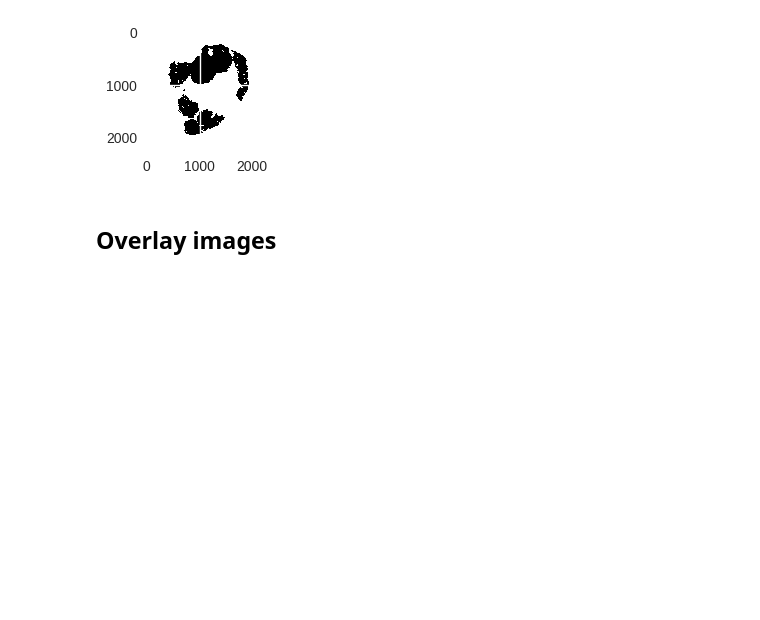
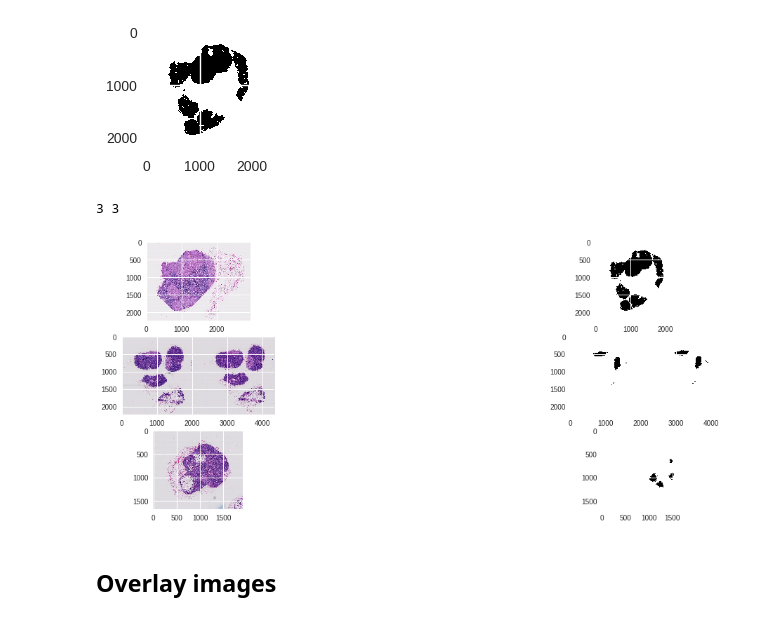
Before and after one commit to chding12/adl-project, a Jupyter notebook: single_slide_consolidated.ipynb, the cells around one changed output. Drawn from its saved outputs; the diff is of its cells as text; code cells hidden in the pictures; blank space fills up the shorter version.

```diff
--- a/single_slide_consolidated.ipynb
+++ b/single_slide_consolidated.ipynb
@@ -209,15 +201,61 @@ plt.imshow(mask_image1)
 <matplotlib.image.AxesImage at 0x...>
 [figure]
 # %%
-slide_image2 = read_slide(slide2, x=0, y=0, level=5,
-                          width=slide1.level_dimensions[5][0], height=slide1.level_dimensions[5][1])
-slide_image3 = read_slide(slide3, x=0, y=0, level=5,
-                          width=slide1.level_dimensions[5][0], height=slide1.level_dimensions[5][1])
+# slide_image2 = read_slide(slide2, x=0, y=0, level=5,
+#                           width=slide2.level_dimensions[5][0], height=slide2.level_dimensions[5][1])
+# slide_image3 = read_slide(slide3, x=0, y=0, level=5,
+#                           width=slide3.level_dimensions[5][0], height=slide3.level_dimensions[5][1])
+# slide_image4 = read_slide(slide4, x=0, y=0, level=5,
+#                           width=slide4.level_dimensions[5][0], height=slide4.level_dimensions[5][1])
+# slide_image5 = read_slide(slide5, x=0, y=0, level=5,
+#                           width=slide5.level_dimensions[5][0], height=slide5.level_dimensions[5][1])
 
-mask_image2 = read_slide(tumor_mask2, x=0, y=0, level=5,
-                        width=slide1.level_dimensions[5][0], height=slide1.level_dimensions[5][1])
-mask_image3 = read_slide(tumor_mask3, x=0, y=0, level=5,
-                        width=slide1.level_dimensions[5][0], height=slide1.level_dimensions[5][1])
+# mask_image2 = read_slide(tumor_mask2, x=0, y=0, level=5,
+#                         width=slide2.level_dimensions[5][0], height=slide2.level_dimensions[5][1])
+# mask_image2 = mask_image2[:,:,0]
+
+# mask_image3 = read_slide(tumor_mask3, x=0, y=0, level=5,
+#                         width=slide3.level_dimensions[5][0], height=slide3.level_dimensions[5][1])
+# mask_image3 = mask_image3[:,:,0]
+
+# mask_image4 = read_slide(tumor_mask4, x=0, y=0, level=5,
+#                         width=slide4.level_dimensions[5][0], height=slide4.level_dimensions[5][1])
+# mask_image4 = mask_image4[:,:,0]
+
+# mask_image5 = read_slide(tumor_mask5, x=0, y=0, level=5,
+#                         width=slide5.level_dimensions[5][0], height=slide5.level_dimensions[5][1])
+# mask_image5 = mask_image5[:,:,0]
+
+
+#slide_list = [slide_image1, slide_image2, slide_image3, slide_image4, slide_image5]
+#mask_list = [mask_image1, mask_image2, mask_image3, mask_image4, mask_image5]
+
+slide_list = [slide_image1, slide_image2, slide_image4]
+mask_list = [mask_image1, mask_image2, mask_image4]
+print(len(slide_list), len(mask_list))
+# %% [output]
+3 3
+# %%
+fig,ax=plt.subplots(3,2,figsize=(21,7))
+
+for i in range(len(slide_list)):
+    ax[i][0].imshow(slide_list[i])
+    ax[i][1].imshow(mask_list[i])
+
+#ax[0].imshow(slide_image1)
+# colors = {}
+# colors[0]='purple'
+# colors[1]='teal'
+# colors[2]='gold'
+# for name, points in groups:
+#     ax[0].scatter(points.x, points.y,c=colors[name],label=label_names[name], alpha = 0.1)
+#     ax[1].scatter(points.x, points.z,c=colors[name],label=label_names[name], alpha = 0.1)
+#     ax[2].scatter(points.y, points.z,c=colors[name],label=label_names[name], alpha = 0.1)
+#     #ax[0].legend([h],'hi')
+
+# ax[2].legend(loc='center left', bbox_to_anchor=(1, 0.5))
+# %% [output]
+[figure, added]
 # %% [markdown]
 ## Overlay images
 # %%
```
Also changed, not shown: parts of 62 cells of this notebook.
